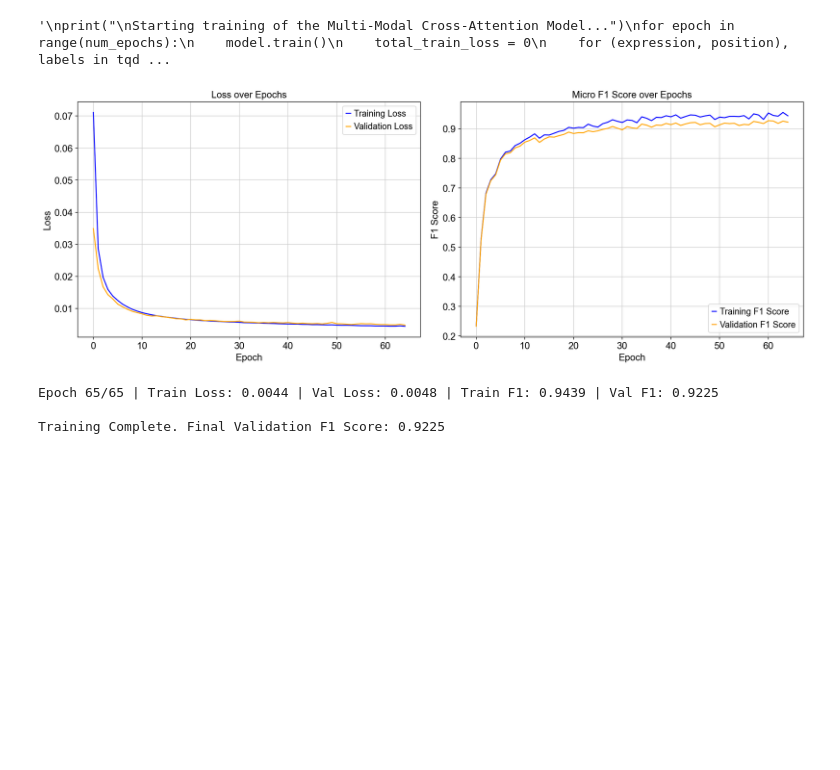
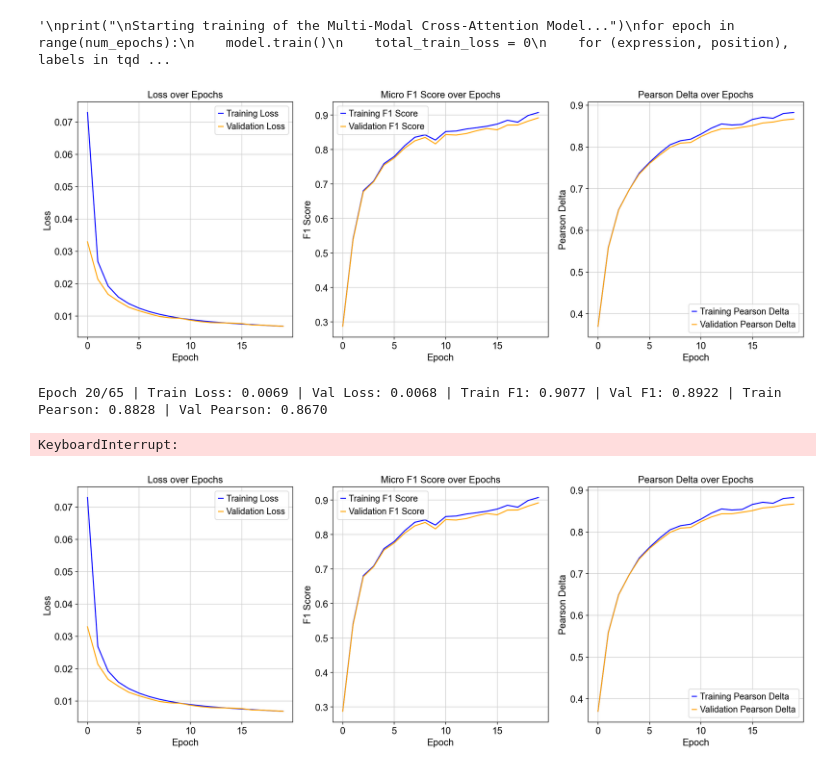
Before and after one commit to Featherless-bipod/mambaPerturb, a Jupyter notebook: CrossAttention.ipynb, the cells around one changed output. Saved outputs shown, nothing was run; the diff lists cells and outputs as text; code cells hidden in the pictures; blank space fills up the shorter version.

```diff
--- a/CrossAttention.ipynb
+++ b/CrossAttention.ipynb
@@ -208,7 +279,5 @@ for epoch in range(num_epochs):
 # %%
-import matplotlib.pyplot as plt
 from IPython.display import display, clear_output
-import time
 
 # --- This block assumes the following variables are already defined: ---
 # model: Your instantiated PyTorch model
@@ -220,13 +289,12 @@ import time
 
 # --- 1. Initialization for Plotting ---
 # Create lists to store the history of metrics
-train_losses = []
-val_losses = []
-train_f1_scores = []
-val_f1_scores = []
+train_losses,val_losses = [],[]
+train_f1_scores,val_f1_scores = [], []
+train_pearson_scores,val_pearson_scores = [],[]
 
 # Create a figure and axes for the plots
-fig, (ax1, ax2) = plt.subplots(1, 2, figsize=(16, 6))
+fig, (ax1, ax2, ax3) = plt.subplots(1, 3, figsize=(16, 6))
 # Initially display the empty figure
 display(fig)
 
@@ -254,71 +322,64 @@ for epoch in range(num_epochs):
     model.eval()
     all_val_preds, all_val_labels = [], []
     all_train_preds, all_train_labels = [], []
+    all_val_outputs_raw  = []
+    all_train_outputs_raw = []
     total_val_loss = 0
 
     with torch.no_grad():
         # Get validation metrics
         for (expression, position), labels in tqdm(test_loader, desc=f"Epoch {epoch+1}/{num_epochs} [Val]", leave=False):
             outputs = model(expression, position)
             loss = criterion(outputs, labels)
             total_val_loss += loss.item()
-            preds = (torch.sigmoid(outputs) > 0.5).float()
-            all_val_preds.append(preds.cpu().numpy())
+
+            probs = torch.sigmoid(outputs).cpu().numpy()
+            preds = (probs > 0.5).astype(float)
+
+            all_val_outputs_raw.append(probs)
+            all_val_preds.append(preds)
             all_val_labels.append(labels.cpu().numpy())
+
 
         # Also get training metrics for comparison (important for diagnosing overfitting)
         for (expression, position), labels in train_loader:
             outputs = model(expression, position)
-            preds = (torch.sigmoid(outputs) > 0.5).float()
-            all_train_preds.append(preds.cpu().numpy())
+
+            probs = torch.sigmoid(outputs).cpu().numpy()
+            preds = (probs > 0.5).astype(float)
+
+            all_train_outputs_raw.append(probs)
+            all_train_preds.append(preds)
             all_train_labels.append(labels.cpu().numpy())
+
+
 
     avg_val_loss = total_val_loss / len(test_loader)
     val_losses.append(avg_val_loss)
 
     train_f1 = f1_score(np.vstack(all_train_labels), np.vstack(all_train_preds), average='micro')
     val_f1 = f1_score(np.vstack(all_val_labels), np.vstack(all_val_preds), average='micro')
     train_f1_scores.append(train_f1)
     val_f1_scores.append(val_f1)
 
-    # --- 2. Live Plotting Logic ---
-    # Clear the previous plot from each axis
-    ax1.clear()
-    ax2.clear()
+    train_pearson = calculate_avg_pearson_delta(np.vstack(all_train_outputs_raw),np.vstack(all_train_labels))
+    val_pearson = calculate_avg_pearson_delta(np.vstack(all_val_outputs_raw), np.vstack(all_val_labels))
+    train_pearson_scores.append(train_pearson)
+    val_pearson_scores.append(val_pearson)
 
-    # Plot Loss Curves
-    ax1.plot(train_losses, label='Training Loss', color='blue')
-    ax1.plot(val_losses, label='Validation Loss', color='orange')
-    ax1.set_title('Loss over Epochs')
-    ax1.set_xlabel('Epoch')
-    ax1.set_ylabel('Loss')
-    ax1.legend()
-    ax1.grid(True)
-
-    # Plot F1 Score Curves
-    ax2.plot(train_f1_scores, label='Training F1 Score', color='blue')
-    ax2.plot(val_f1_scores, label='Validation F1 Score', color='orange')
-    ax2.set_title('Micro F1 Score over Epochs')
-    ax2.set_xlabel('Epoch')
-    ax2.set_ylabel('F1 Score')
-    ax2.legend()
-    ax2.grid(True)
-
-    fig.tight_layout()
-
-    # Redraw the plot in the same cell
-    clear_output(wait=True)
-    display(fig)
-    time.sleep(0.1) # A small pause to ensure the plot renders smoothly
+    plot(fig, ax1, ax2, ax3, train_losses, val_losses, train_f1_scores, val_f1_scores, train_pearson_scores,val_pearson_scores)
 
     # Print a summary for the current epoch
-    print(f"Epoch {epoch+1}/{num_epochs} | Train Loss: {avg_train_loss:.4f} | Val Loss: {avg_val_loss:.4f} | Train F1: {train_f1:.4f} | Val F1: {val_f1:.4f}")
+    print(f"Epoch {epoch+1}/{num_epochs} | "
+      f"Train Loss: {avg_train_loss:.4f} | Val Loss: {avg_val_loss:.4f} | "
+      f"Train F1: {train_f1:.4f} | Val F1: {val_f1:.4f} | "
+      f"Train Pearson: {train_pearson:.4f} | Val Pearson: {val_pearson:.4f}")
 
 # --- 3. Cleanup after the loop is done ---
 plt.close(fig)
 print(f"\nTraining Complete. Final Validation F1 Score: {val_f1_scores[-1]:.4f}")
 # %% [output]
-[figure, old version]
+[figure, new version]
-Epoch 65/65 | Train Loss: 0.0044 | Val Loss: 0.0048 | Train F1: 0.9439 | Val F1: 0.9225
-
-Training Complete. Final Validation F1 Score: 0.9225
+Epoch 20/65 | Train Loss: 0.0069 | Val Loss: 0.0068 | Train F1: 0.9077 | Val F1: 0.8922 | Train Pearson: 0.8828 | Val Pearson: 0.8670
+KeyboardInterrupt:
+[figure, added]
```
Also changed, not shown: parts of 3 cells of this notebook.
